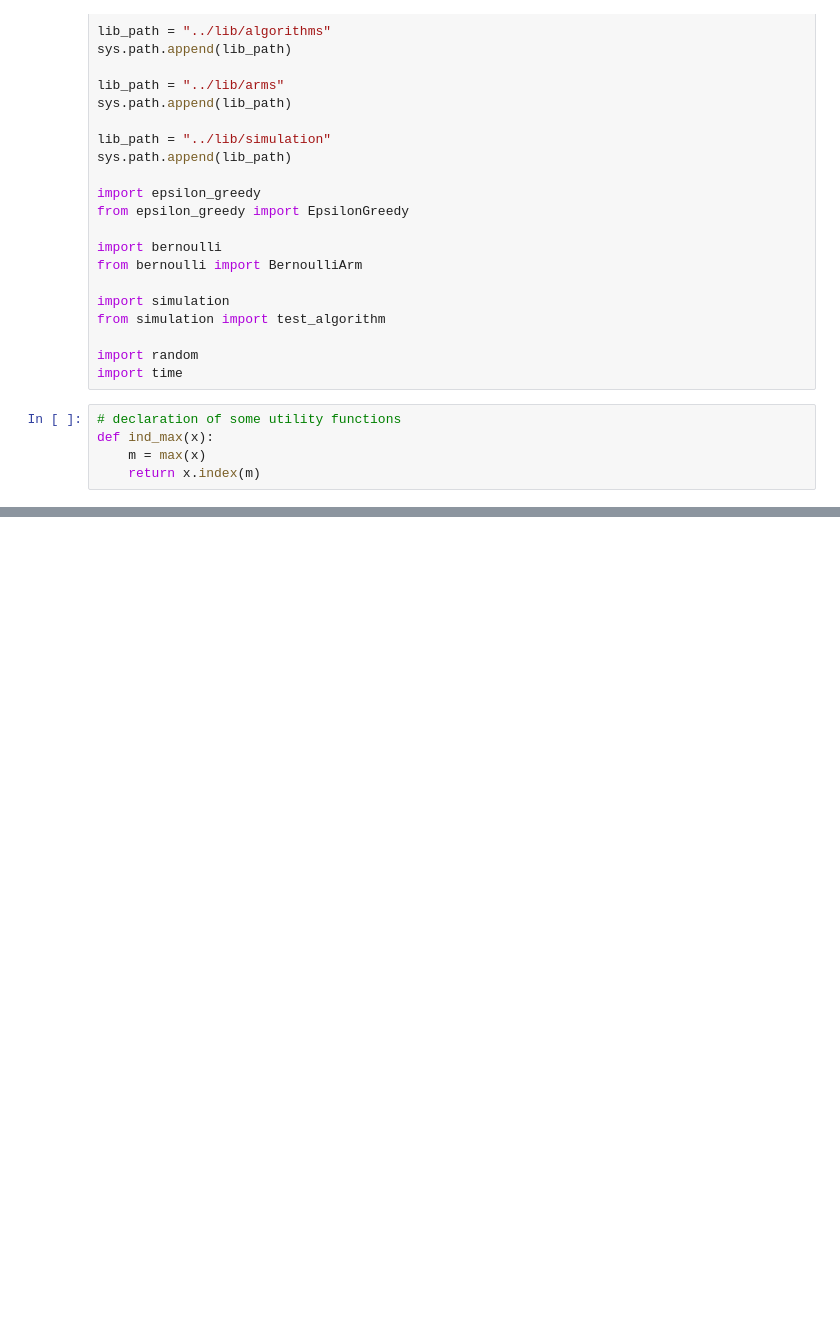
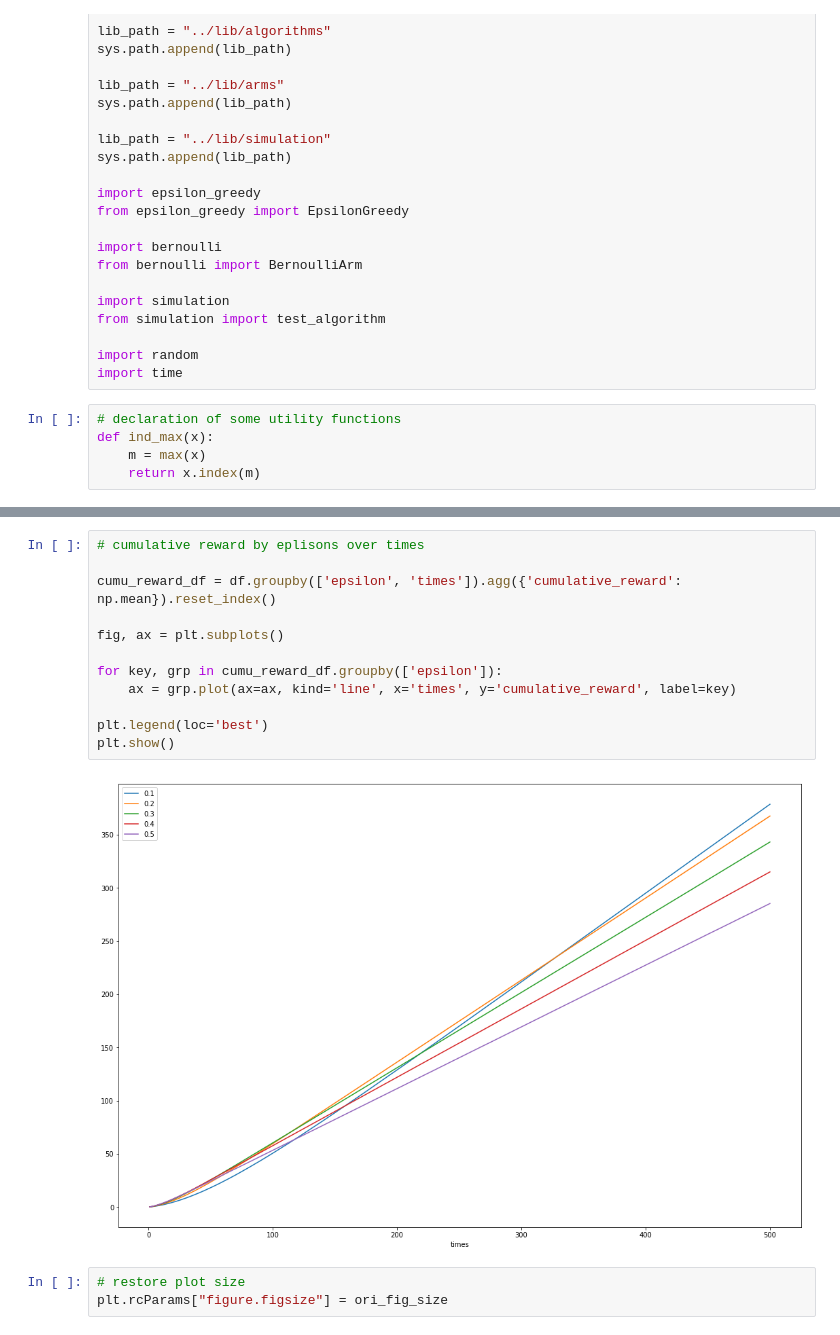
Before and after one commit to HatsuneMiku3939/bandit-algorithm, a Jupyter notebook: notebooks/Epsilon Greedy Simulation.ipynb, the cells around one changed output, grey strips where cells are left out. Cells and saved outputs as stored; diff of their text form; blank space fills up the shorter version.

```diff
--- a/notebooks/Epsilon Greedy Simulation.ipynb
+++ b/notebooks/Epsilon Greedy Simulation.ipynb
@@ -60,0 +142,17 @@ for epsilon in [0.1, 0.2, 0.3, 0.4, 0.5]:
+# %%
+# cumulative reward by eplisons over times
+
+cumu_reward_df = df.groupby(['epsilon', 'times']).agg({'cumulative_reward': np.mean}).reset_index()
+
+fig, ax = plt.subplots()
+
+for key, grp in cumu_reward_df.groupby(['epsilon']):
+    ax = grp.plot(ax=ax, kind='line', x='times', y='cumulative_reward', label=key)
+
+plt.legend(loc='best')
+plt.show()
+# %% [output]
+[figure, added]
+# %%
+# restore plot size
+plt.rcParams["figure.figsize"] = ori_fig_size
```
Also changed, not shown: parts of 4 cells of this notebook.
